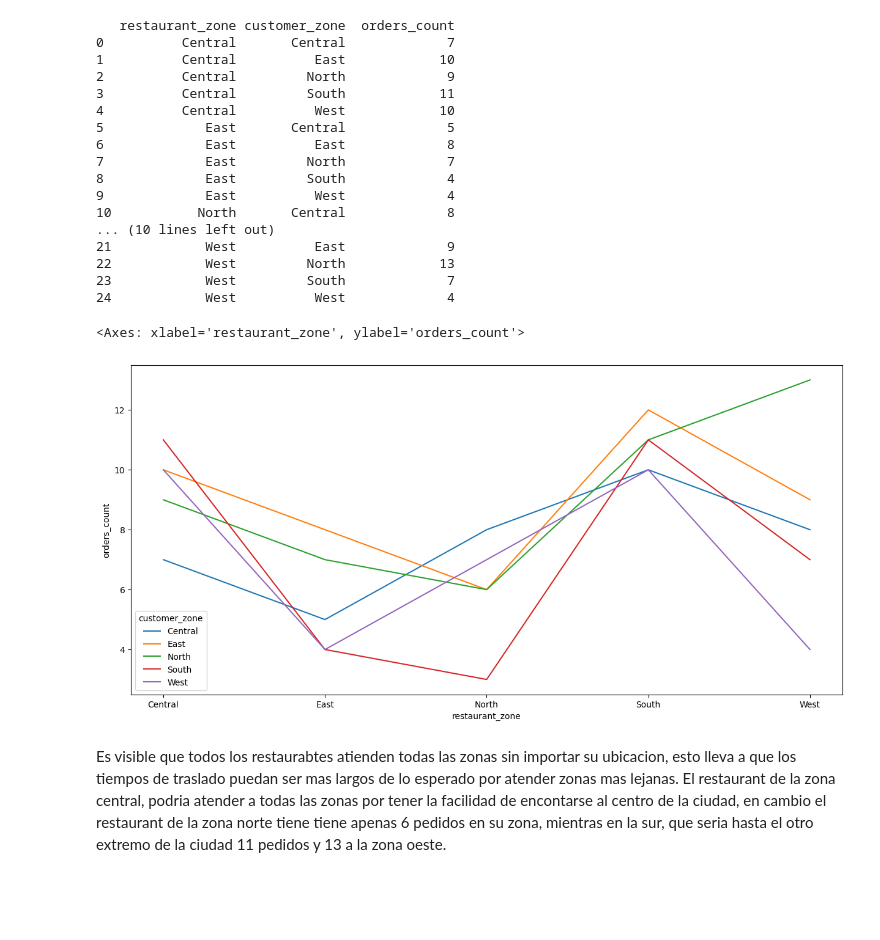
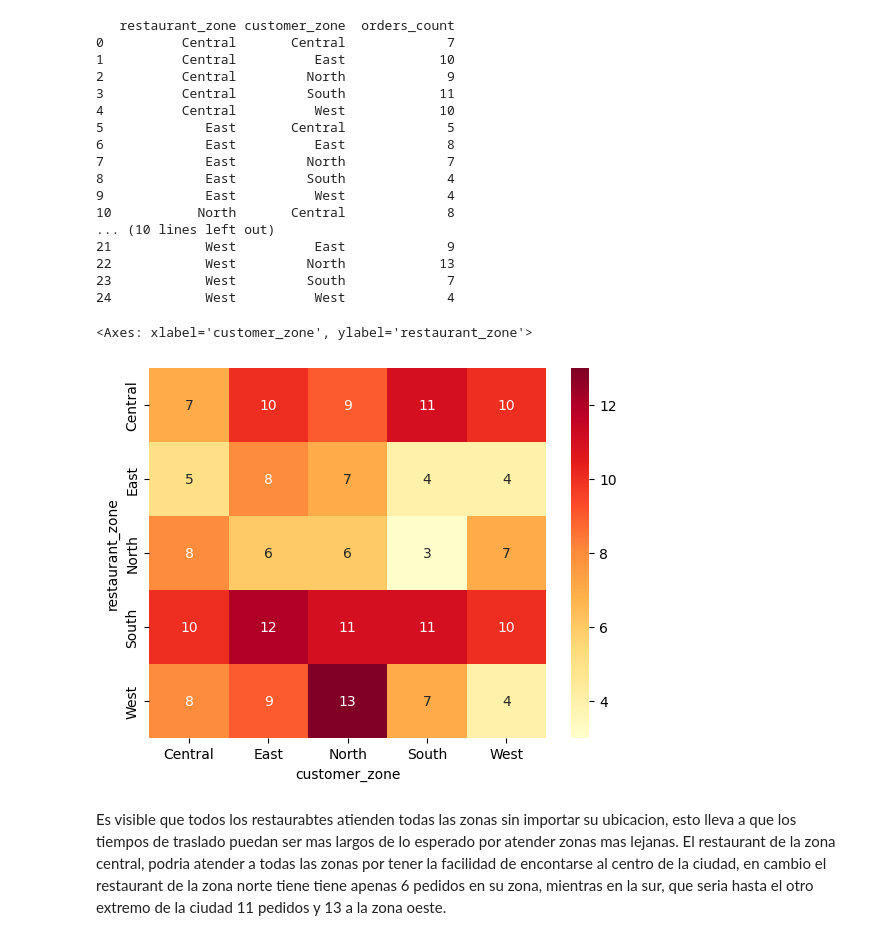
Before and after one commit to ManuelGP1273/Delivery_route_eficiency, a Jupyter notebook: Delivery route efficiency.ipynb, the cells around one changed output. Drawn from its saved outputs; the diff is of its cells as text; code cells hidden in the pictures; blank space fills up the shorter version.

```diff
--- a/Delivery route efficiency.ipynb
+++ b/Delivery route efficiency.ipynb
@@ -125,13 +131,18 @@ print(df_orders_rest.head(25))
 22            West         North            13
 23            West         South             7
 24            West          West             4
-# %%
-import seaborn as sns
-import matplotlib.pyplot as plt
-plt.figure(figsize=(15,7))
-sns.lineplot(data = df_orders_rest, x = 'restaurant_zone', y = 'orders_count', hue = 'customer_zone')
-# %% [output]
-<Axes: xlabel='restaurant_zone', ylabel='orders_count'>
-[figure, removed]
+# %%
+sns.heatmap(
+    route_efficiency.pivot_table(
+        index='restaurant_zone',
+        columns='customer_zone',
+        values='order_id',
+        aggfunc='count'
+    ),
+    annot=True, fmt='d', cmap='YlOrRd'
+)
+# %% [output]
+<Axes: xlabel='customer_zone', ylabel='restaurant_zone'>
+[figure, added]
 # %% [markdown]
 Es visible que todos los restaurabtes atienden todas las zonas sin importar su ubicacion, esto lleva a que los tiempos de traslado puedan ser mas largos de lo esperado por atender zonas mas lejanas. El restaurant de la zona central, podria atender a todas las zonas por tener la facilidad de encontarse al centro de la ciudad, en cambio el restaurant de la zona norte tiene tiene apenas 6 pedidos en su zona, mientras en la sur, que seria hasta el otro extremo de la ciudad 11 pedidos y 13 a la zona oeste.
```
Also changed, not shown: parts of 26 cells of this notebook, 3 other files.
